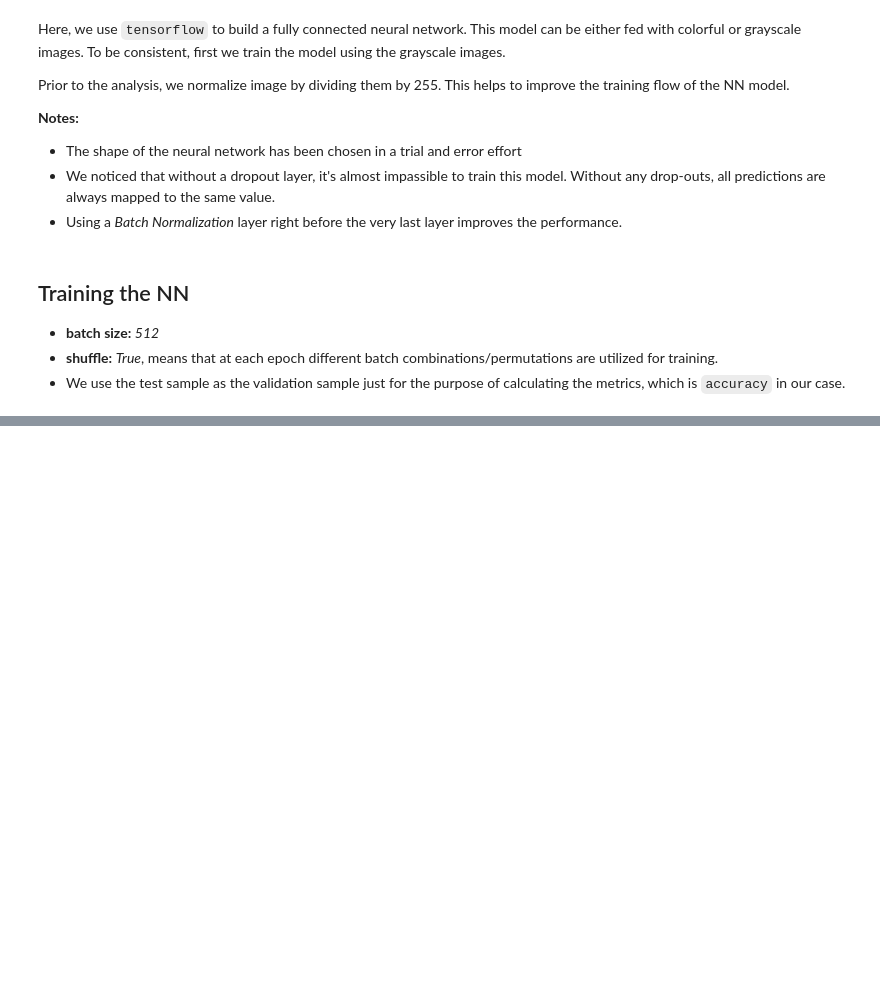
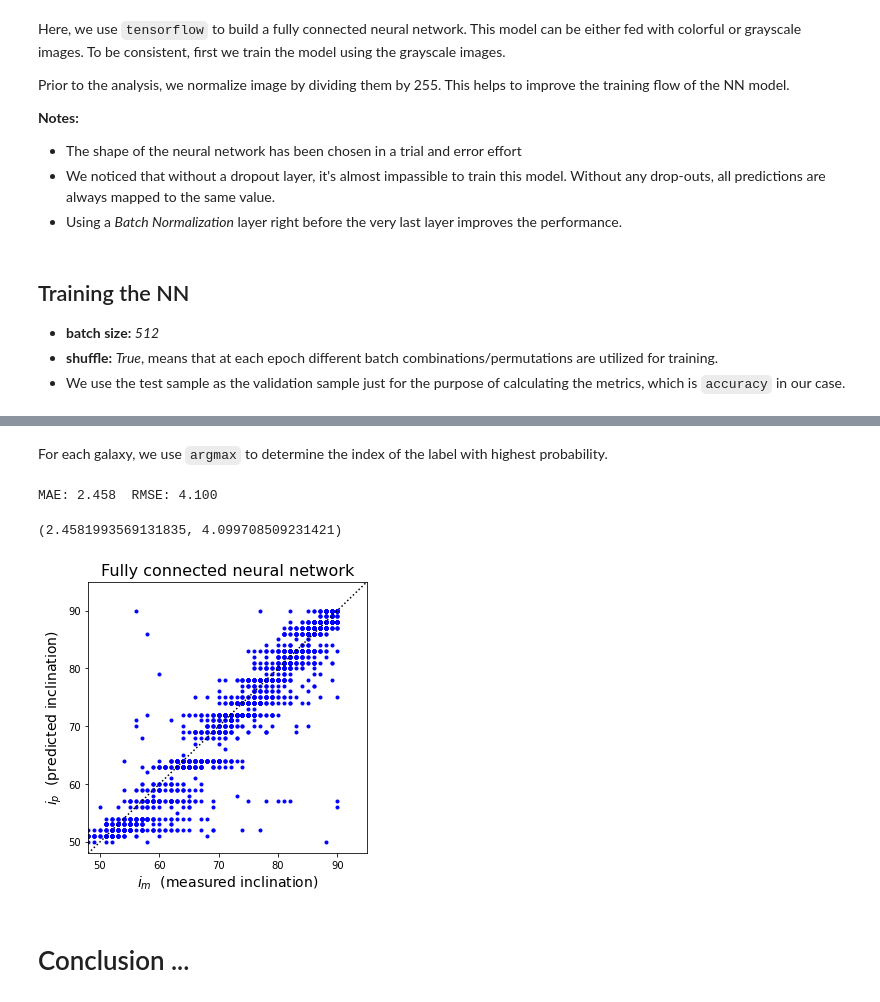
Before and after one commit to ekourkchi/incNET-data, a Jupyter notebook: incNET_modelExploration/incNET_exploreModels.ipynb, the cells around one changed output, grey strips where cells are left out. Drawn from its saved outputs; the diff is of its cells as text; code cells hidden in the pictures; blank space fills up the shorter version.

```diff
--- a/incNET_modelExploration/incNET_exploreModels.ipynb
+++ b/incNET_modelExploration/incNET_exploreModels.ipynb
@@ -697,0 +849,23 @@ These isseus can be addressed by leveraging the power on *Convolutional Neural N
+# %% [markdown]
+For each galaxy, we use `argmax` to determine the index of the label with highest probability.
+# %%
+inc_p = np.argmax(predictions, axis=1)+45     # predictions
+inc_m = Test2D_seed0['y']                     # measurements
+
+fig, ax = plt.subplots(nrows=1, ncols=1, figsize=(5,5))
+
+ax.plot(inc_m, inc_p, '.', color='b')
+ax.plot([48,95],[48,95], 'k:')
+ax.set_xlim(48,95)
+ax.set_ylim(48,95)
+ax.set_title('Fully connected neural network', fontsize=16)
+ax.set_xlabel(r'$i_m$'+'  (measured inclination)', fontsize=14)
+ax.set_ylabel(r'$i_p$'+'  (predicted inclination)', fontsize=14)
+
+metrics(inc_p, inc_m)
+# %% [output]
+MAE: 2.458  RMSE: 4.100
+(2.4581993569131835, 4.099708509231421)
+[figure, added]
+# %% [markdown]
+# Conclusion ...
```
Also changed, not shown: parts of 23 cells of this notebook.
